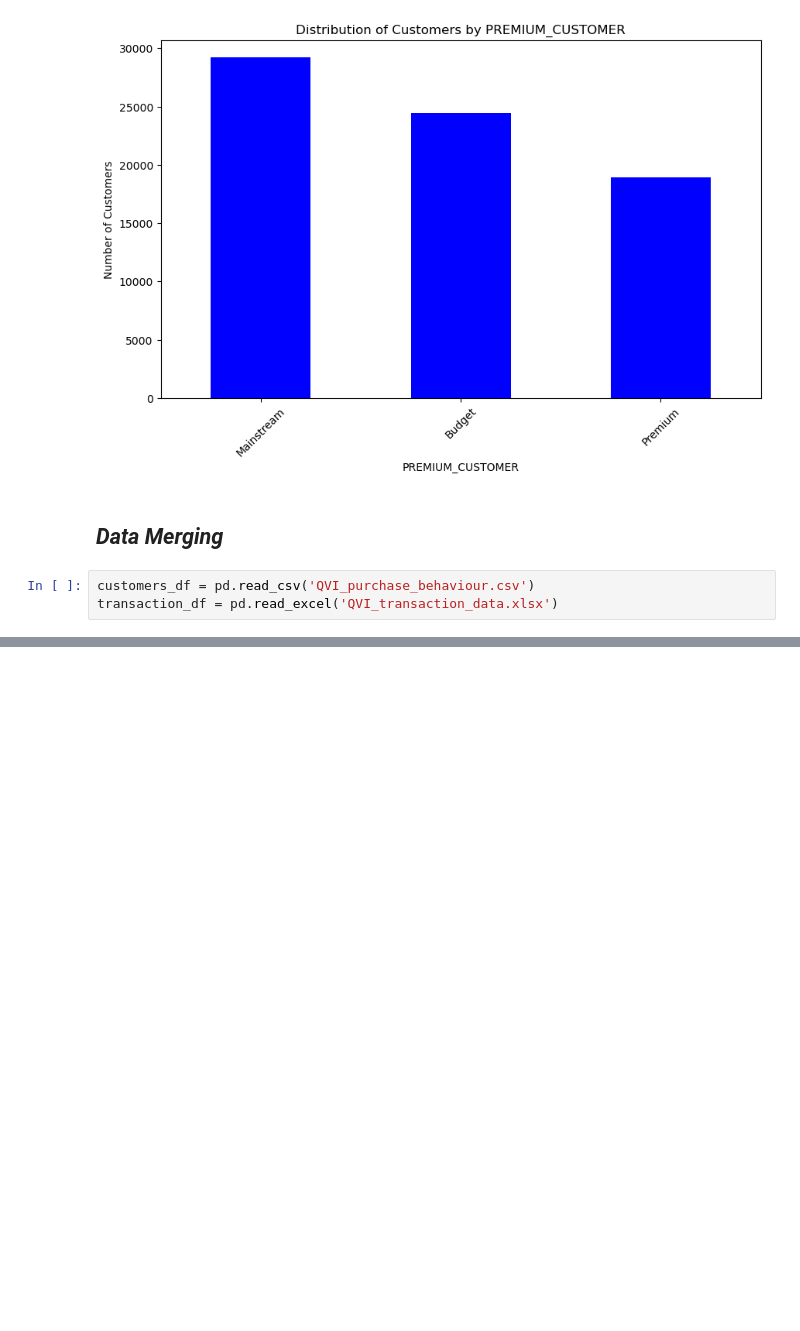
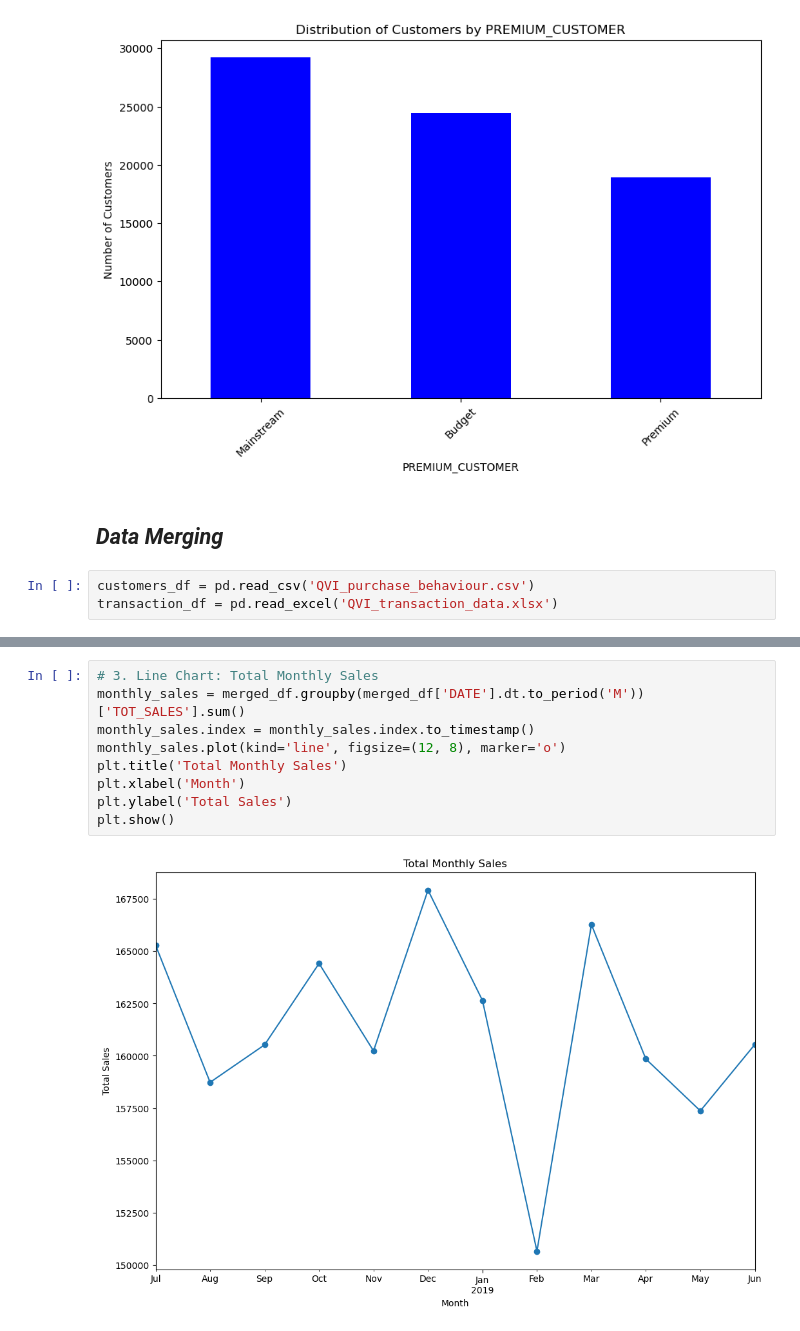
Before and after one commit to JanickVision27/Quantium_DataAnalysis_Project, a Jupyter notebook: Data Analysis First Section.ipynb, the cells around one changed output, grey strips where cells are left out. Saved outputs shown, nothing was run; the diff lists cells and outputs as text; blank space fills up the shorter version.

```diff
--- a/Data Analysis First Section.ipynb
+++ b/Data Analysis First Section.ipynb
@@ -281,0 +422,11 @@ merged_df.head()
+# %%
+# 3. Line Chart: Total Monthly Sales
+monthly_sales = merged_df.groupby(merged_df['DATE'].dt.to_period('M'))['TOT_SALES'].sum()
+monthly_sales.index = monthly_sales.index.to_timestamp()
+monthly_sales.plot(kind='line', figsize=(12, 8), marker='o')
+plt.title('Total Monthly Sales')
+plt.xlabel('Month')
+plt.ylabel('Total Sales')
+plt.show()
+# %% [output]
+[figure, added]
```
Also changed, not shown: parts of 11 cells of this notebook, 1 other file.
